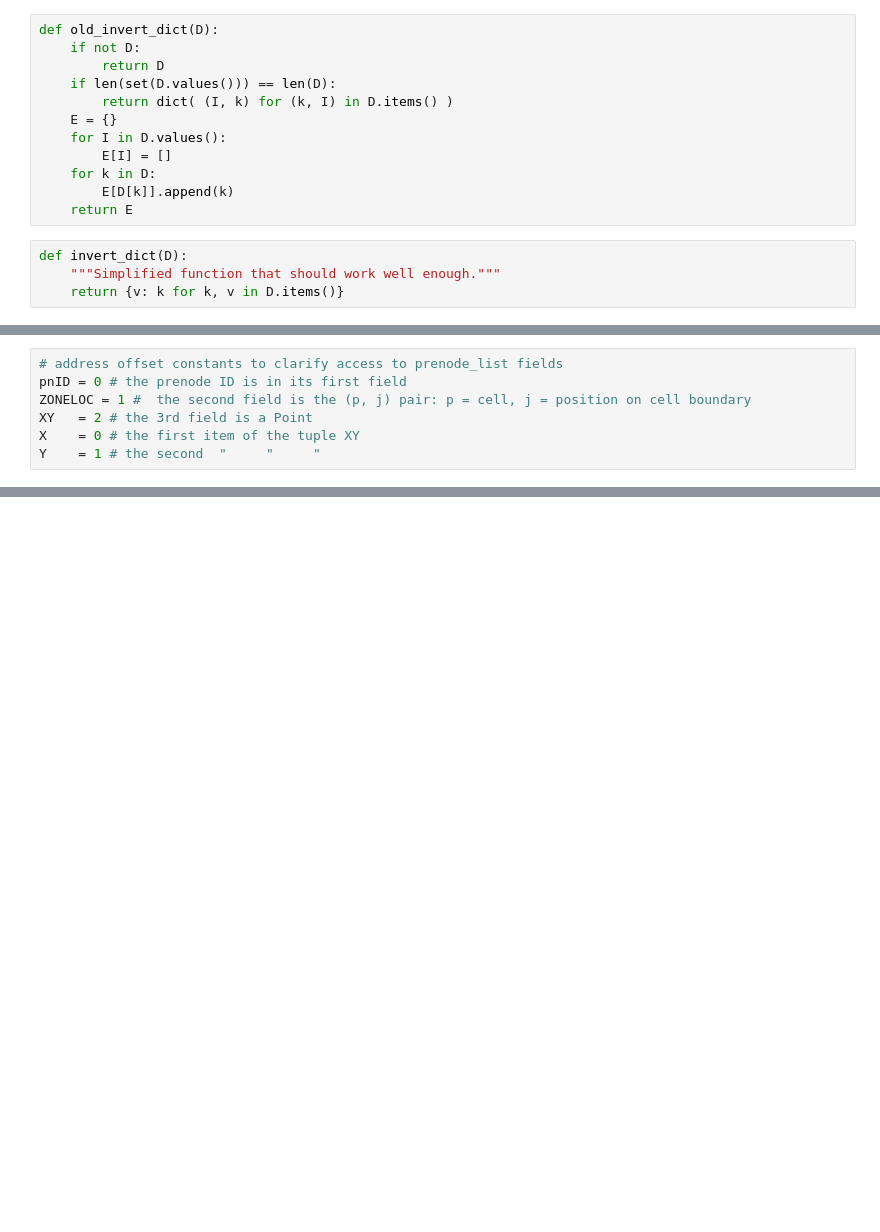
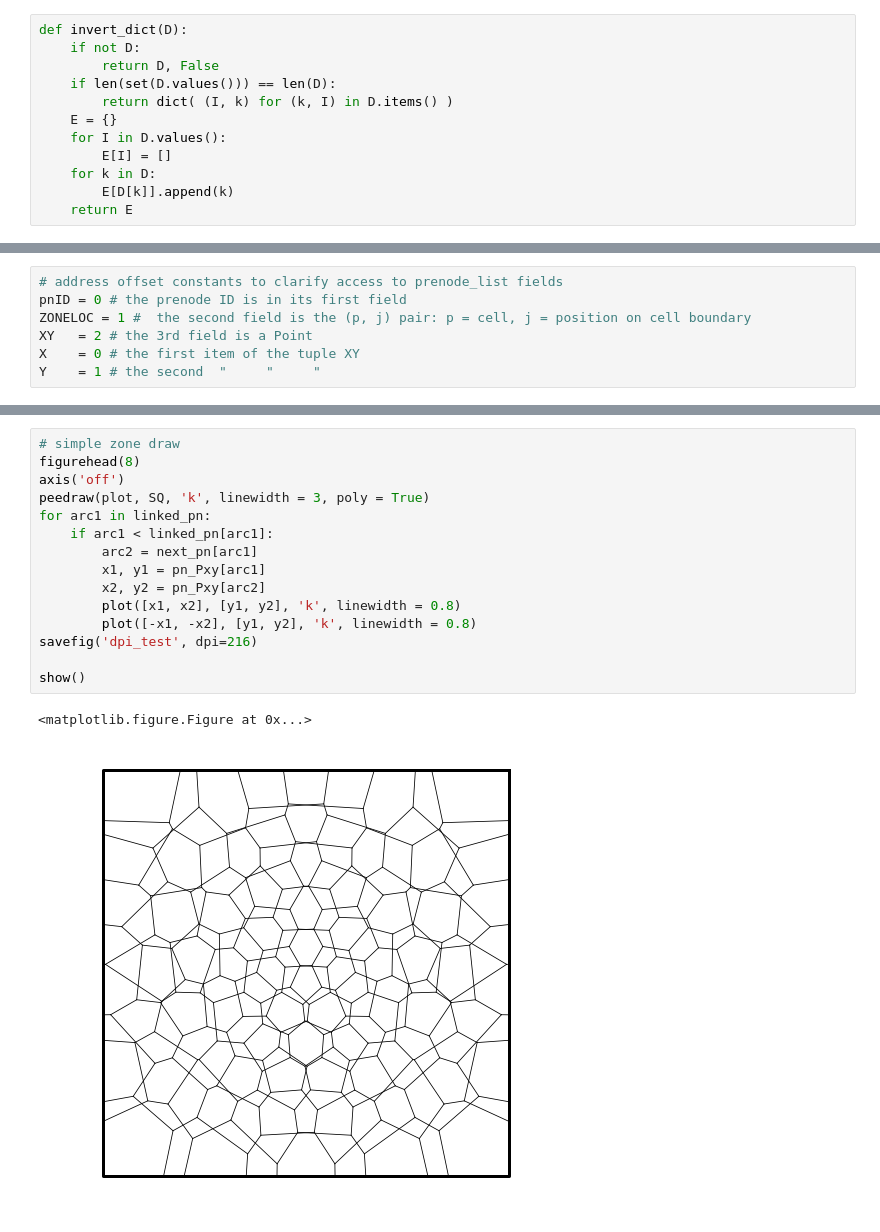
Before and after one commit to holdenweb/davidstephens, a Jupyter notebook: code_from_neighbours.ipynb, the cells around one changed output, grey strips where cells are left out. Drawn from its saved outputs; the diff is of its cells as text; blank space fills up the shorter version.

```diff
--- a/code_from_neighbours.ipynb
+++ b/code_from_neighbours.ipynb
@@ -8,9 +7,9 @@ import ipywidgets as W
 from IPython.display import display
 import time
 # %%
-def old_invert_dict(D):
+def invert_dict(D):
     if not D:
-        return D
+        return D, False
     if len(set(D.values())) == len(D):
         return dict( (I, k) for (k, I) in D.items() )
     E = {}
@@ -19,7 +18,3 @@ def old_invert_dict(D):
     for k in D:
         E[D[k]].append(k)
     return E
-# %%
-def invert_dict(D):
-    """Simplified function that should work well enough."""
-    return {v: k for k, v in D.items()}
@@ -667,0 +623,18 @@ Euler number =  0
+# %%
+# simple zone draw
+figurehead(8)
+axis('off')
+peedraw(plot, SQ, 'k', linewidth = 3, poly = True)
+for arc1 in linked_pn:
+    if arc1 < linked_pn[arc1]:
+        arc2 = next_pn[arc1]
+        x1, y1 = pn_Pxy[arc1]
+        x2, y2 = pn_Pxy[arc2]
+        plot([x1, x2], [y1, y2], 'k', linewidth = 0.8)
+        plot([-x1, -x2], [y1, y2], 'k', linewidth = 0.8)
+savefig('dpi_test', dpi=216)
+
+show()
+# %% [output]
+<matplotlib.figure.Figure at 0x...>
+[figure, added]
```
Also changed, not shown: parts of 7 cells of this notebook.
